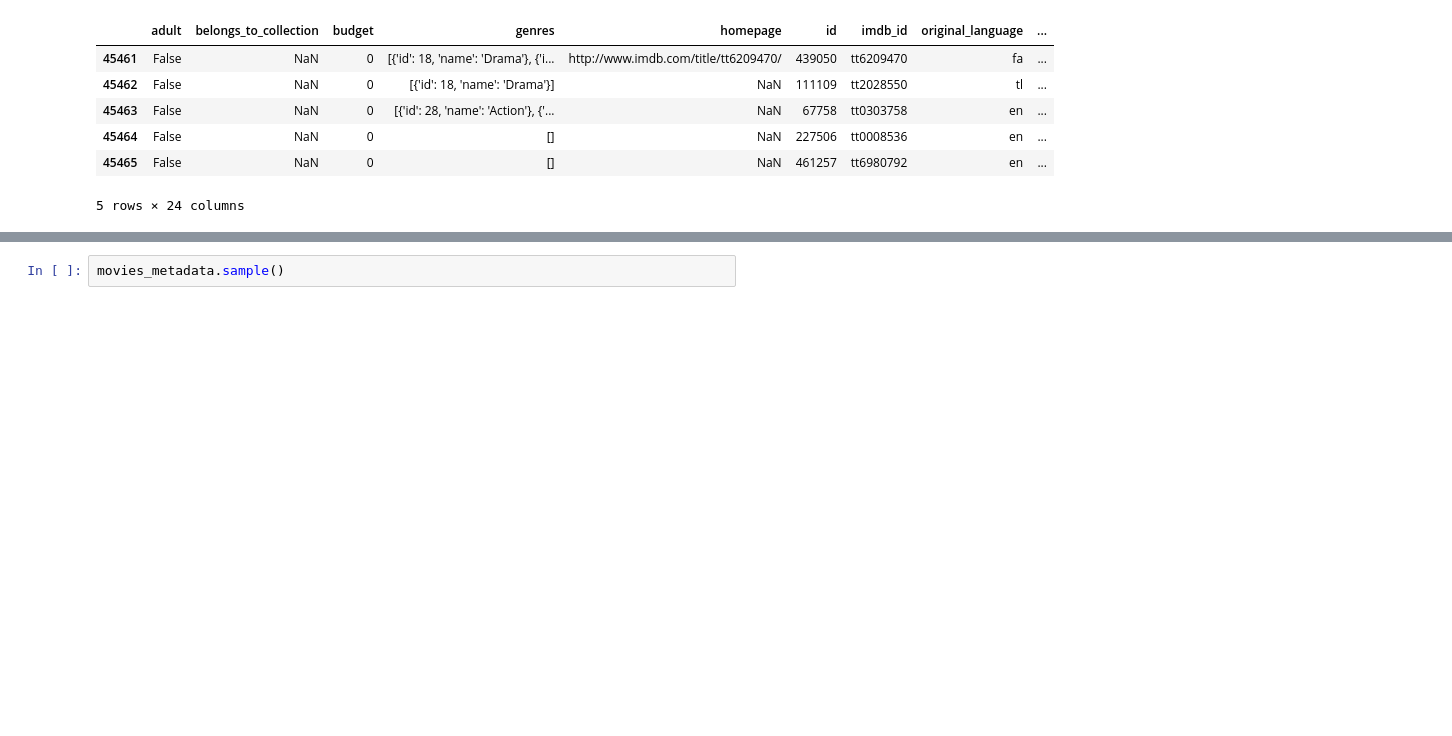
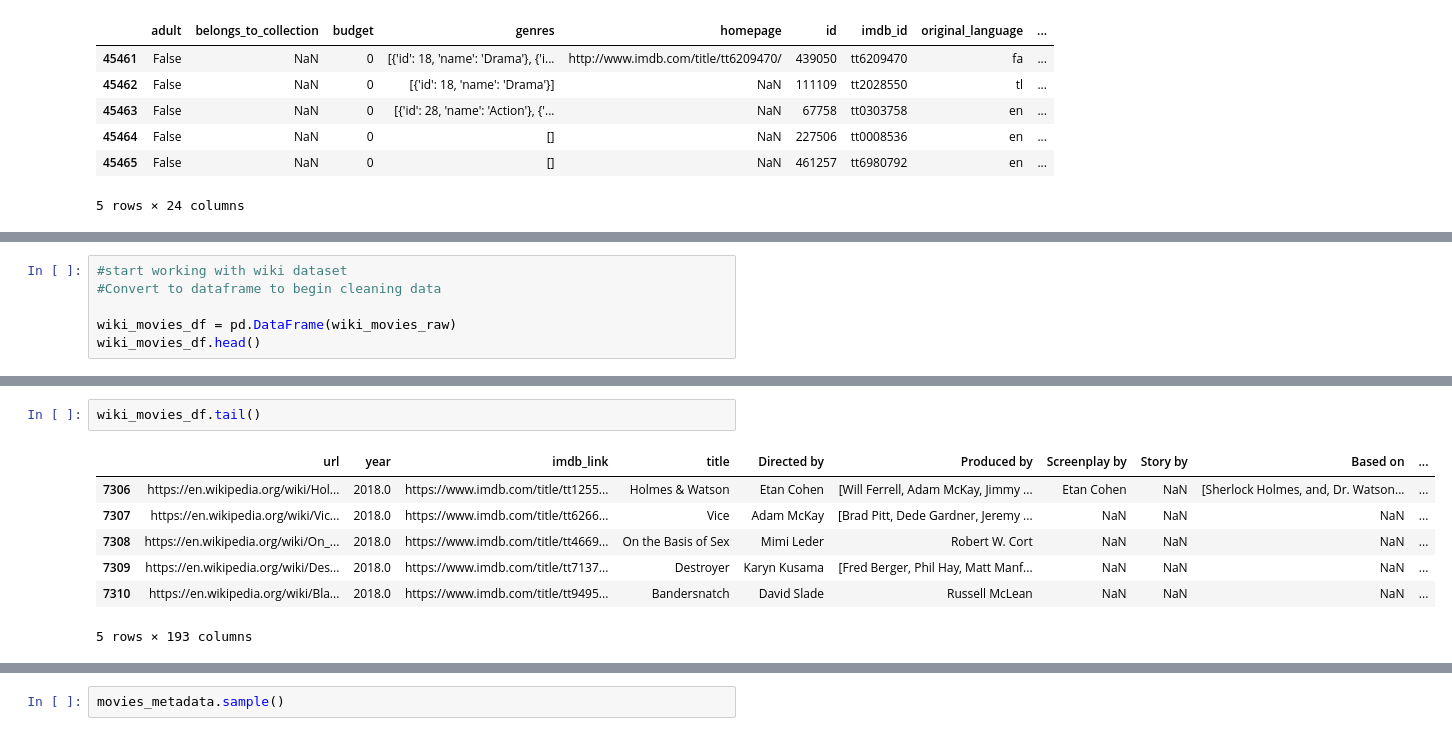
Before and after one commit to KJAnalytics/Movies-ETL, a Jupyter notebook: Wiki_movies.ipynb, the cells around one changed output, grey strips where cells are left out. Saved outputs shown, nothing was run; the diff lists cells and outputs as text; blank space fills up the shorter version.

Commit message:
cleaned wiki data for language

```diff
--- a/Wiki_movies.ipynb
+++ b/Wiki_movies.ipynb
@@ -108,0 +194,6 @@ movies_metadata.tail()
+# %%
+#start working with wiki dataset
+#Convert to dataframe to begin cleaning data
+
+wiki_movies_df = pd.DataFrame(wiki_movies_raw)
+wiki_movies_df.head()
@@ -108,0 +208,10 @@ movies_metadata.tail()
+# %%
+wiki_movies_df.tail()
+# %% [output]
+|  | url | year | imdb_link | title | Directed by | Produced by | Screenplay by | Story by | Based on | ... |
+| 7306 | https://en.wikipedia.org/wiki/Hol... | 2018.0 | https://www.imdb.com/title/tt1255... | Holmes & Watson | Etan Cohen | [Will Ferrell, Adam McKay, Jimmy ... | Etan Cohen | NaN | [Sherlock Holmes, and, Dr. Watson... | ... |
+| 7307 | https://en.wikipedia.org/wiki/Vic... | 2018.0 | https://www.imdb.com/title/tt6266... | Vice | Adam McKay | [Brad Pitt, Dede Gardner, Jeremy ... | NaN | NaN | NaN | ... |
+| 7308 | https://en.wikipedia.org/wiki/On_... | 2018.0 | https://www.imdb.com/title/tt4669... | On the Basis of Sex | Mimi Leder | Robert W. Cort | NaN | NaN | NaN | ... |
+| 7309 | https://en.wikipedia.org/wiki/Des... | 2018.0 | https://www.imdb.com/title/tt7137... | Destroyer | Karyn Kusama | [Fred Berger, Phil Hay, Matt Manf... | NaN | NaN | NaN | ... |
+| 7310 | https://en.wikipedia.org/wiki/Bla... | 2018.0 | https://www.imdb.com/title/tt9495... | Bandersnatch | David Slade | Russell McLean | NaN | NaN | NaN | ... |
+5 rows × 193 columns
```
Also changed, not shown: parts of 26 cells of this notebook.
